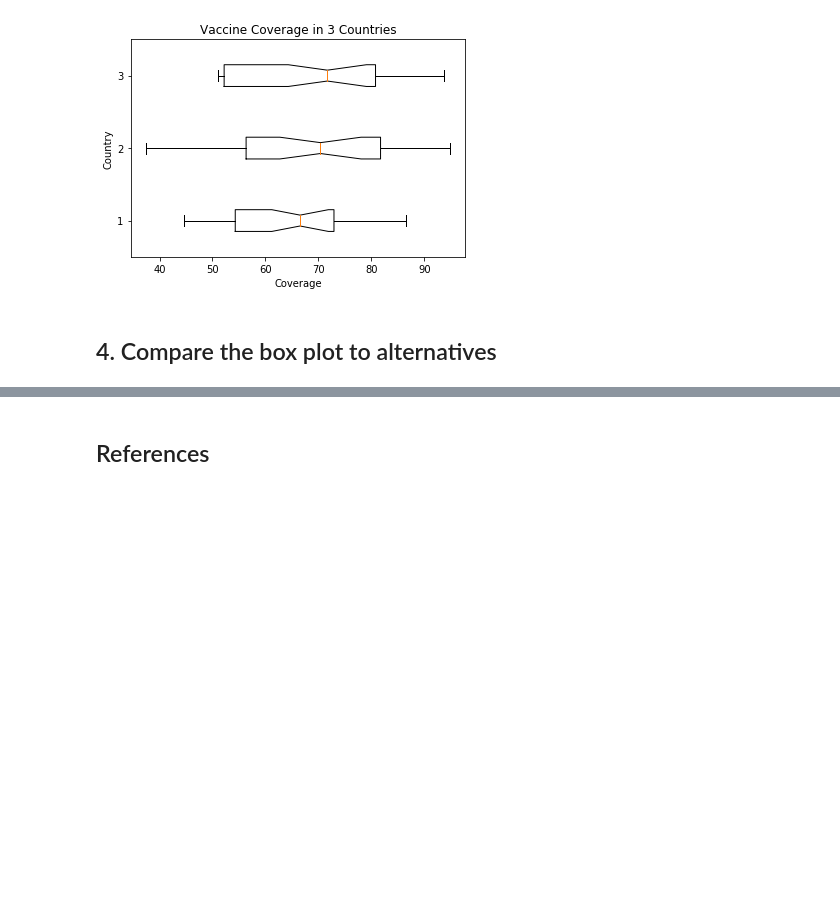
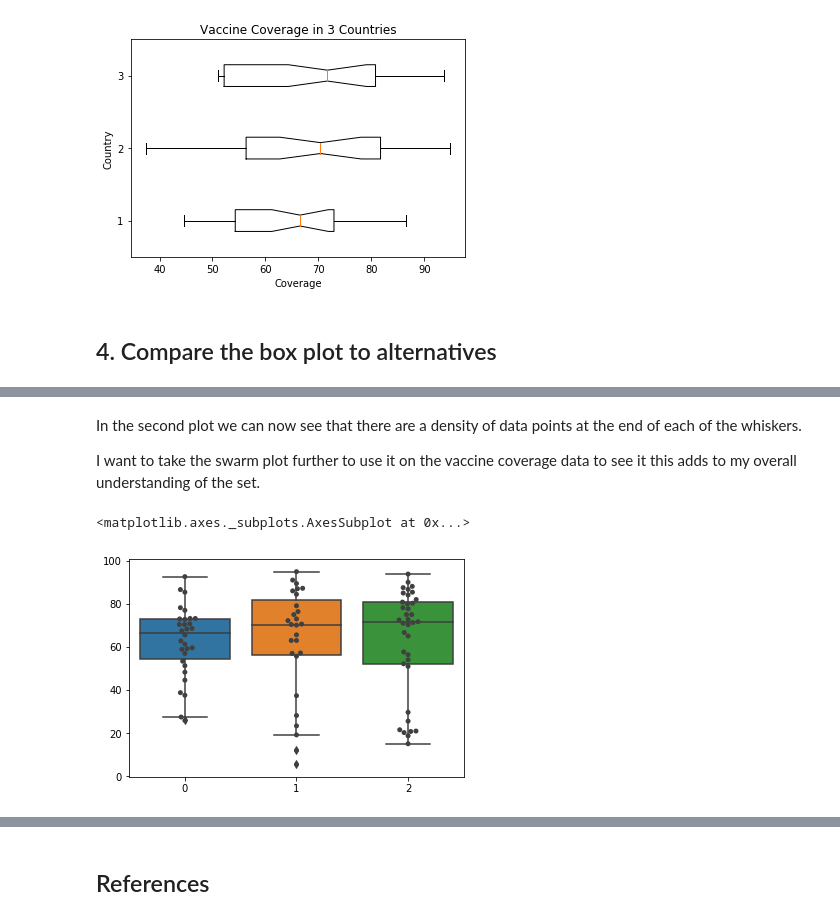
Before and after one commit to eimearbutler7/FundamentalsDA_Project, a Jupyter notebook: FundamentalsDA_Project.ipynb, the cells around one changed output, grey strips where cells are left out. Drawn from its saved outputs; the diff is of its cells as text; code cells hidden in the pictures; blank space fills up the shorter version.

```diff
--- a/FundamentalsDA_Project.ipynb
+++ b/FundamentalsDA_Project.ipynb
@@ -182,0 +219,11 @@ violon plots
+# %% [markdown]
+In the second plot we can now see that there are a density of data points at the end of each of the whiskers.
+
+I want to take the swarm plot further to use it on the vaccine coverage data to see it this adds to my overall understanding of the set.
+# %%
+vaccines = [c_array, c_array2, c_array3] #group the vaccine data into a list
+sns.boxplot(data=vaccines) #use seaborn to create 3 boxplots from the 3 vaccine data lists
+sns.swarmplot(data=vaccines, color=".25") #again I wish to have a swarmplot overlayed on the boxplot. #source: https://seaborn.pydata.org/generated/seaborn.boxplot.html
+# %% [output]
+<matplotlib.axes._subplots.AxesSubplot at 0x...>
+[figure, added]
```
Also changed, not shown: parts of 33 cells of this notebook.
